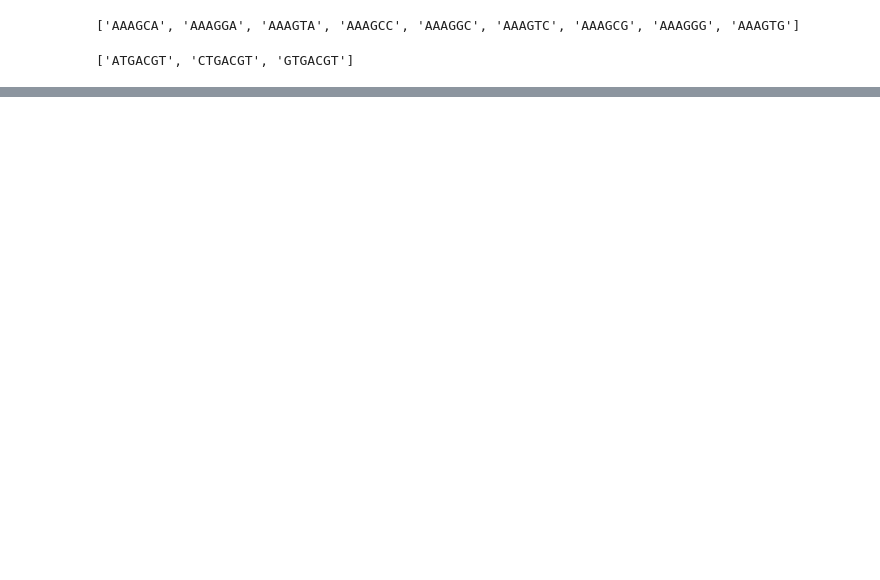
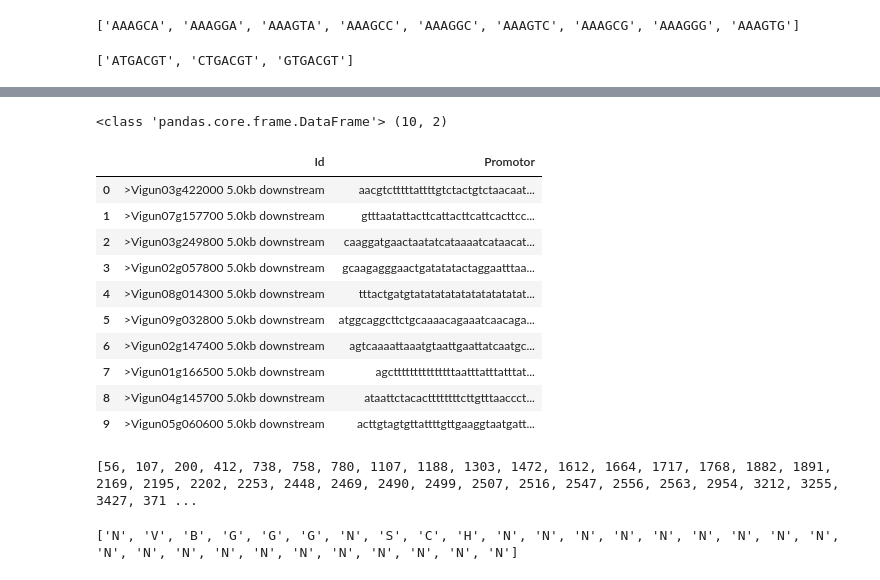
Before and after one commit to filipecmedeiros/Data-Science, a Jupyter notebook: Bioinformática/Pré-processamento.ipynb, the cells around one changed output, grey strips where cells are left out. Saved outputs shown, nothing was run; the diff lists cells and outputs as text; code cells hidden in the pictures; blank space fills up the shorter version.

```diff
--- a/Bioinformática/Pré-processamento.ipynb
+++ b/Bioinformática/Pré-processamento.ipynb
@@ -251,0 +345,19 @@ print (lista)
+# %%
+promotor = pd.read_csv(
+    'promotores.txt',
+    sep=',', header=None, names=['Id','Promotor'])
+print(type(promotor), promotor.shape)
+promotor
+# %% [output]
+<class 'pandas.core.frame.DataFrame'> (10, 2)
+|  | Id | Promotor |
+| 0 | >Vigun03g422000 5.0kb downstream | aacgtctttttattttgtctactgtctaacaat... |
+| 1 | >Vigun07g157700 5.0kb downstream | gtttaatattacttcattacttcattcacttcc... |
+| 2 | >Vigun03g249800 5.0kb downstream | caaggatgaactaatatcataaaatcataacat... |
+| 3 | >Vigun02g057800 5.0kb downstream | gcaagagggaactgatatatactaggaatttaa... |
+| 4 | >Vigun08g014300 5.0kb downstream | tttactgatgtatatatatatatatatatatat... |
+| 5 | >Vigun09g032800 5.0kb downstream | atggcaggcttctgcaaaacagaaatcaacaga... |
+| 6 | >Vigun02g147400 5.0kb downstream | agtcaaaattaaatgtaattgaattatcaatgc... |
+| 7 | >Vigun01g166500 5.0kb downstream | agctttttttttttttttaatttatttatttat... |
+| 8 | >Vigun04g145700 5.0kb downstream | ataattctacacttttttttcttgtttaaccct... |
+| 9 | >Vigun05g060600 5.0kb downstream | acttgtagtgttattttgttgaaggtaatgatt... |
@@ -251,0 +376,8 @@ print (lista)
+# %%
+print (searchProm (promotor.Promotor[0], 'aaag'))
+# %% [output]
+[56, 107, 200, 412, 738, 758, 780, 1107, 1188, 1303, 1472, 1612, 1664, 1717, 1768, 1882, 1891, 2169, 2195, 2202, 2253, 2448, 2469, 2490, 2499, 2507, 2516, 2547, 2556, 2563, 2954, 3212, 3255, 3427, 371 ...
+# %%
+print (max(df['Matriz degenerada'], key=len))
+# %% [output]
+['N', 'V', 'B', 'G', 'G', 'G', 'N', 'S', 'C', 'H', 'N', 'N', 'N', 'N', 'N', 'N', 'N', 'N', 'N', 'N', 'N', 'N', 'N', 'N', 'N', 'N', 'N', 'N', 'N', 'N']
```
Also changed, not shown: parts of 26 cells of this notebook, 4 other files.
